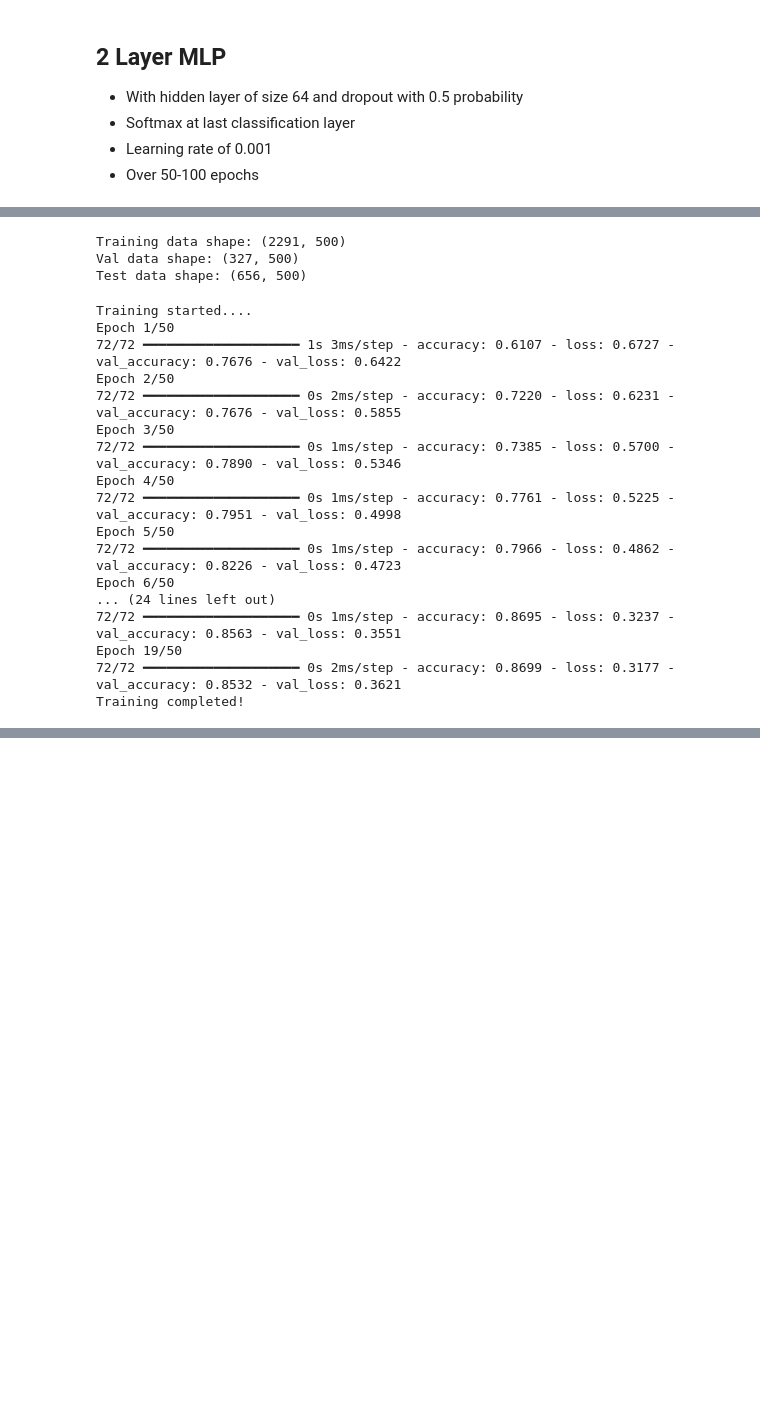
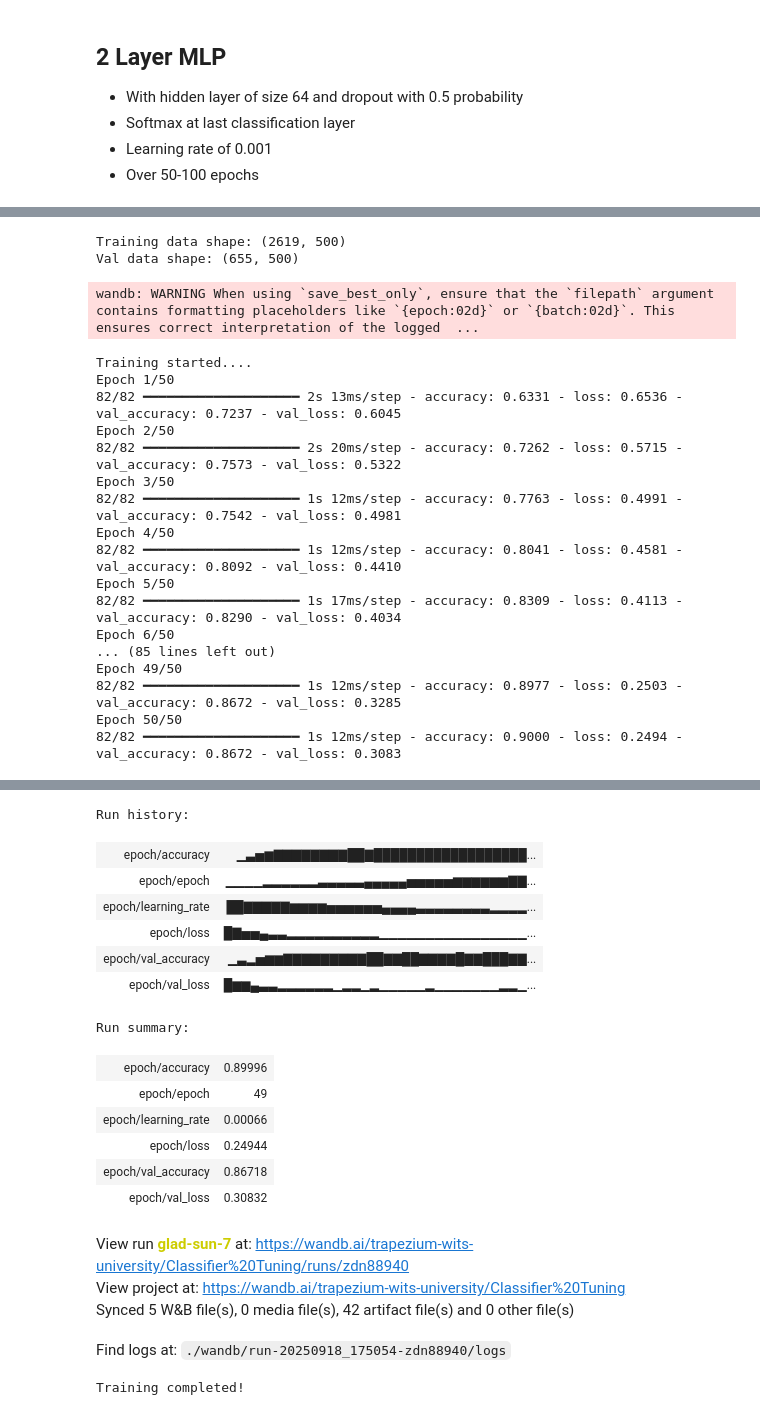
Before and after one commit to Tapiwamaz/HonoursResearch, a Jupyter notebook: Notebooks/Classifier.ipynb, the cells around one changed output, grey strips where cells are left out. Drawn from its saved outputs; the diff is of its cells as text; code cells hidden in the pictures; blank space fills up the shorter version.

```diff
--- a/Notebooks/Classifier.ipynb
+++ b/Notebooks/Classifier.ipynb
@@ -50,21 +100,22 @@ X_val, X_test, y_val, y_test = train_test_split(X_temp, y_temp, test_size=2/3, r
 # %%
 print(f'Training data shape: {X_train.shape}')
 print(f'Val data shape: {X_val.shape}')
-print(f'Test data shape: {X_test.shape}')
+# print(f'Test data shape: {X_test.shape}')
 # %% [output]
-Training data shape: (2291, 500)
-Val data shape: (327, 500)
-Test data shape: (656, 500)
+Training data shape: (2619, 500)
+Val data shape: (655, 500)
 # %%
 model = MLPClassifier(hidden_size=64, dropout_rate=0.5)
 
 early_stopping = EarlyStopping(
     monitor='accuracy',
-    patience=3,
+    patience=10,
     restore_best_weights=True
 )
 
-model.compile(optimizer=tf.keras.optimizers.Adam(learning_rate=0.001),
+
+
+model.compile(optimizer=tf.keras.optimizers.Adam(learning_rate=lr_schedule),
               loss='sparse_categorical_crossentropy',
               metrics=['accuracy'],
             )
@@ -76,27 +127,28 @@ history = model.fit(
     validation_data=(X_val, y_val),
     verbose=1,
     callbacks=[early_stopping,
-            #    WandbMetricsLogger(),
-            #    WandbModelCheckpoint("models.keras",save_best_only=True,save_weights_only=True,monitor='accuracy')
+               WandbMetricsLogger(),
+               WandbModelCheckpoint("models.keras",save_best_only=True,monitor='accuracy')
                ]
 )
-# wandb.finish()
+wandb.finish()
 print("Training completed!")
 # %% [output]
-Training started....
-Epoch 1/50
-72/72 ━━━━━━━━━━━━━━━━━━━━ 1s 3ms/step - accuracy: 0.6107 - loss: 0.6727 - val_accuracy: 0.7676 - val_loss: 0.6422
-Epoch 2/50
-72/72 ━━━━━━━━━━━━━━━━━━━━ 0s 2ms/step - accuracy: 0.7220 - loss: 0.6231 - val_accuracy: 0.7676 - val_loss: 0.5855
-Epoch 3/50
-72/72 ━━━━━━━━━━━━━━━━━━━━ 0s 1ms/step - accuracy: 0.7385 - loss: 0.5700 - val_accuracy: 0.7890 - val_loss: 0.5346
-Epoch 4/50
-72/72 ━━━━━━━━━━━━━━━━━━━━ 0s 1ms/step - accuracy: 0.7761 - loss: 0.5225 - val_accuracy: 0.7951 - val_loss: 0.4998
-Epoch 5/50
-72/72 ━━━━━━━━━━━━━━━━━━━━ 0s 1ms/step - accuracy: 0.7966 - loss: 0.4862 - val_accuracy: 0.8226 - val_loss: 0.4723
-Epoch 6/50
-... (24 lines left out)
-72/72 ━━━━━━━━━━━━━━━━━━━━ 0s 1ms/step - accuracy: 0.8695 - loss: 0.3237 - val_accuracy: 0.8563 - val_loss: 0.3551
-Epoch 19/50
-72/72 ━━━━━━━━━━━━━━━━━━━━ 0s 2ms/step - accuracy: 0.8699 - loss: 0.3177 - val_accuracy: 0.8532 - val_loss: 0.3621
-Training completed!
+wandb: WARNING When using `save_best_only`, ensure that the `filepath` argument contains formatting placeholders like `{epoch:02d}` or `{batch:02d}`. This ensures correct interpretation of the logged  ...
+Training started....
+Epoch 1/50
+82/82 ━━━━━━━━━━━━━━━━━━━━ 2s 13ms/step - accuracy: 0.6331 - loss: 0.6536 - val_accuracy: 0.7237 - val_loss: 0.6045
+Epoch 2/50
+82/82 ━━━━━━━━━━━━━━━━━━━━ 2s 20ms/step - accuracy: 0.7262 - loss: 0.5715 - val_accuracy: 0.7573 - val_loss: 0.5322
+Epoch 3/50
+82/82 ━━━━━━━━━━━━━━━━━━━━ 1s 12ms/step - accuracy: 0.7763 - loss: 0.4991 - val_accuracy: 0.7542 - val_loss: 0.4981
+Epoch 4/50
+82/82 ━━━━━━━━━━━━━━━━━━━━ 1s 12ms/step - accuracy: 0.8041 - loss: 0.4581 - val_accuracy: 0.8092 - val_loss: 0.4410
+Epoch 5/50
+82/82 ━━━━━━━━━━━━━━━━━━━━ 1s 17ms/step - accuracy: 0.8309 - loss: 0.4113 - val_accuracy: 0.8290 - val_loss: 0.4034
+Epoch 6/50
+... (85 lines left out)
+Epoch 49/50
+82/82 ━━━━━━━━━━━━━━━━━━━━ 1s 12ms/step - accuracy: 0.8977 - loss: 0.2503 - val_accuracy: 0.8672 - val_loss: 0.3285
+Epoch 50/50
+82/82 ━━━━━━━━━━━━━━━━━━━━ 1s 12ms/step - accuracy: 0.9000 - loss: 0.2494 - val_accuracy: 0.8672 - val_loss: 0.3083
@@ -103,3 +156,22 @@ Training completed!
+Run history:
+| epoch/accuracy | ▁▃▅▆▇▇▇▇▇▇▇▇██▇██████████████████... |
+| epoch/epoch | ▁▁▁▁▂▂▂▂▂▂▃▃▃▃▃▄▄▄▄▄▅▅▅▅▅▆▆▆▆▆▆▇▇... |
+| epoch/learning_rate | ██▇▇▇▇▇▆▆▆▆▅▅▅▅▅▅▄▄▄▄▃▃▃▃▃▃▃▃▂▂▂▂... |
+| epoch/loss | █▇▅▅▄▃▃▂▂▂▂▂▂▂▂▂▂▁▁▁▁▁▁▁▁▁▁▁▁▁▁▁▁... |
+| epoch/val_accuracy | ▁▃▂▅▆▆▇▇▇▇▇▇▇▇▇██▇▇██▇▇▇▇█▇▇███▇▇... |
+| epoch/val_loss | █▆▆▄▃▃▂▂▂▂▂▂▁▂▂▁▂▁▁▁▁▁▂▁▁▁▁▁▁▁▂▂▁... |
+Run summary:
+| epoch/accuracy | 0.89996 |
+| epoch/epoch | 49 |
+| epoch/learning_rate | 0.00066 |
+| epoch/loss | 0.24944 |
+| epoch/val_accuracy | 0.86718 |
+| epoch/val_loss | 0.30832 |
+View run glad-sun-7 at: https://wandb.ai/trapezium-wits-university/Classifier%20Tuning/runs/zdn88940
+View project at: https://wandb.ai/trapezium-wits-university/Classifier%20Tuning
+Synced 5 W&B file(s), 0 media file(s), 42 artifact file(s) and 0 other file(s)
+Find logs at: ./wandb/run-20250918_175054-zdn88940/logs
+Training completed!
 # %%
 model.classifier.summary()
 # %% [output]
```
Also changed, not shown: parts of 9 cells of this notebook, 6 other files.
